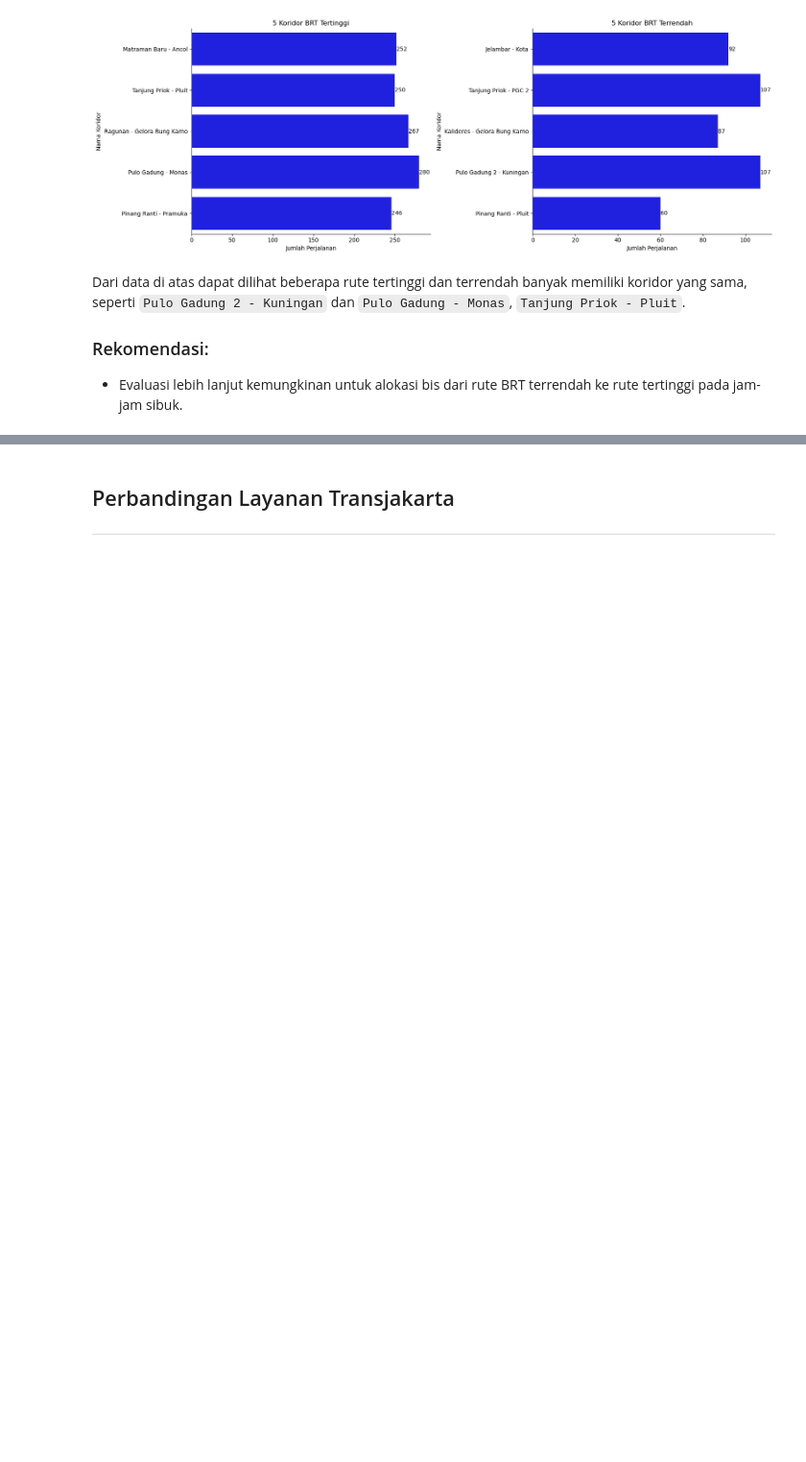
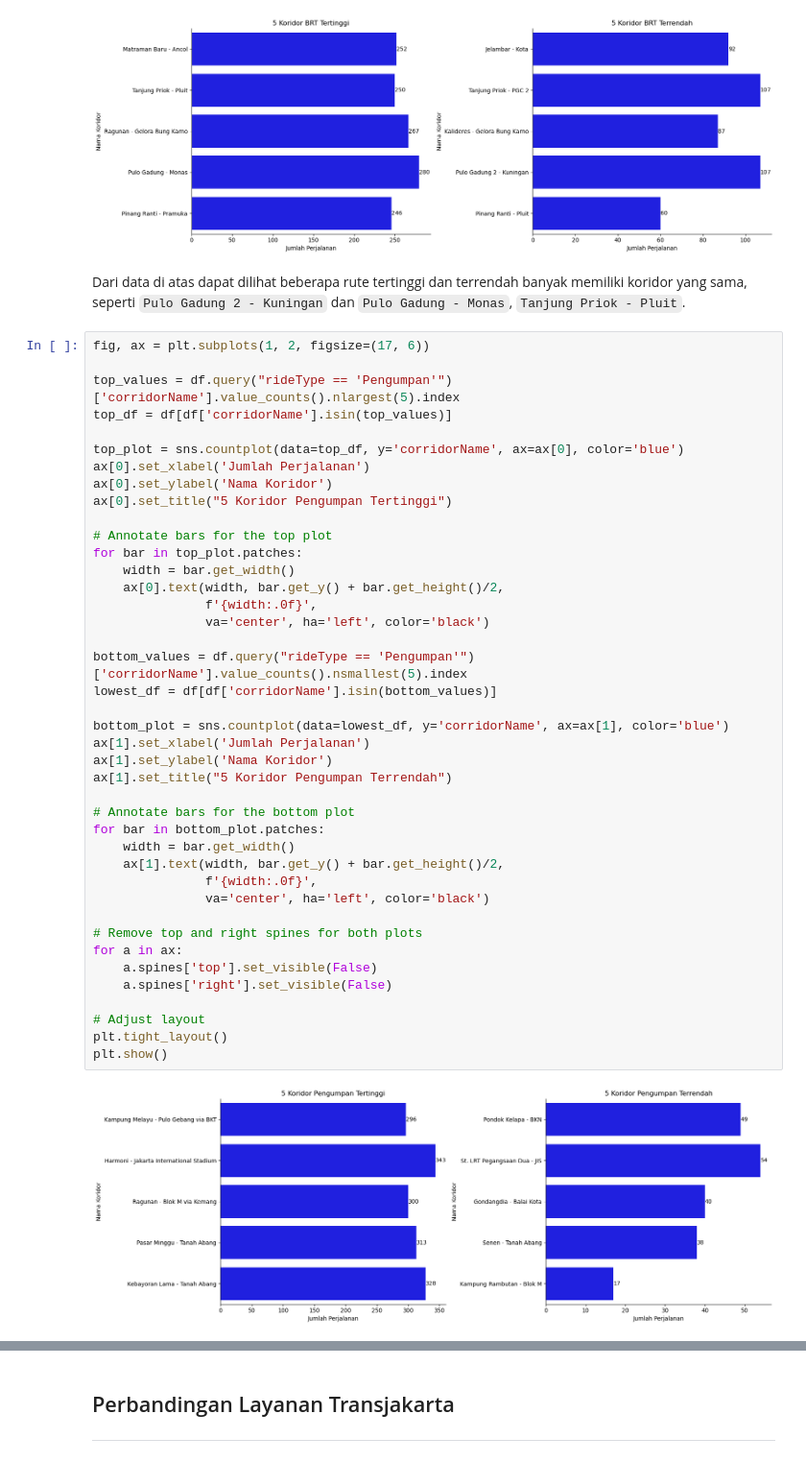
Before and after one commit to krisnatp-gh/Transjakarta, a Jupyter notebook: Transjakarta_Analysis.ipynb, the cells around one changed output, grey strips where cells are left out. Shown at 96% size. Saved outputs shown, nothing was run; the diff lists cells and outputs as text; blank space fills up the shorter version.

```diff
--- a/Transjakarta_Analysis.ipynb
+++ b/Transjakarta_Analysis.ipynb
@@ -2447,6 +2447,46 @@ plt.show()
 [figure]
 # %% [markdown]
 Dari data di atas dapat dilihat beberapa rute tertinggi dan terrendah banyak memiliki koridor yang sama, seperti `Pulo Gadung 2 - Kuningan` dan `Pulo Gadung - Monas`, `Tanjung Priok - Pluit`.
-
-### Rekomendasi:
-- Evaluasi lebih lanjut kemungkinan untuk alokasi bis dari rute BRT terrendah ke rute tertinggi pada jam-jam sibuk.
+# %%
+fig, ax = plt.subplots(1, 2, figsize=(17, 6))
+
+top_values = df.query("rideType == 'Pengumpan'")['corridorName'].value_counts().nlargest(5).index
+top_df = df[df['corridorName'].isin(top_values)]
+
+top_plot = sns.countplot(data=top_df, y='corridorName', ax=ax[0], color='blue')
+ax[0].set_xlabel('Jumlah Perjalanan')
+ax[0].set_ylabel('Nama Koridor')
+ax[0].set_title("5 Koridor Pengumpan Tertinggi")
+
+# Annotate bars for the top plot
+for bar in top_plot.patches:
+    width = bar.get_width()
+    ax[0].text(width, bar.get_y() + bar.get_height()/2,
+               f'{width:.0f}',
+               va='center', ha='left', color='black')
+
+bottom_values = df.query("rideType == 'Pengumpan'")['corridorName'].value_counts().nsmallest(5).index
+lowest_df = df[df['corridorName'].isin(bottom_values)]
+
+bottom_plot = sns.countplot(data=lowest_df, y='corridorName', ax=ax[1], color='blue')
+ax[1].set_xlabel('Jumlah Perjalanan')
+ax[1].set_ylabel('Nama Koridor')
+ax[1].set_title("5 Koridor Pengumpan Terrendah")
+
+# Annotate bars for the bottom plot
+for bar in bottom_plot.patches:
+    width = bar.get_width()
+    ax[1].text(width, bar.get_y() + bar.get_height()/2,
+               f'{width:.0f}',
+               va='center', ha='left', color='black')
+
+# Remove top and right spines for both plots
+for a in ax:
+    a.spines['top'].set_visible(False)
+    a.spines['right'].set_visible(False)
+
+# Adjust layout
+plt.tight_layout()
+plt.show()
+# %% [output]
+[figure, added]
```
Also changed, not shown: parts of 1 cell of this notebook.
